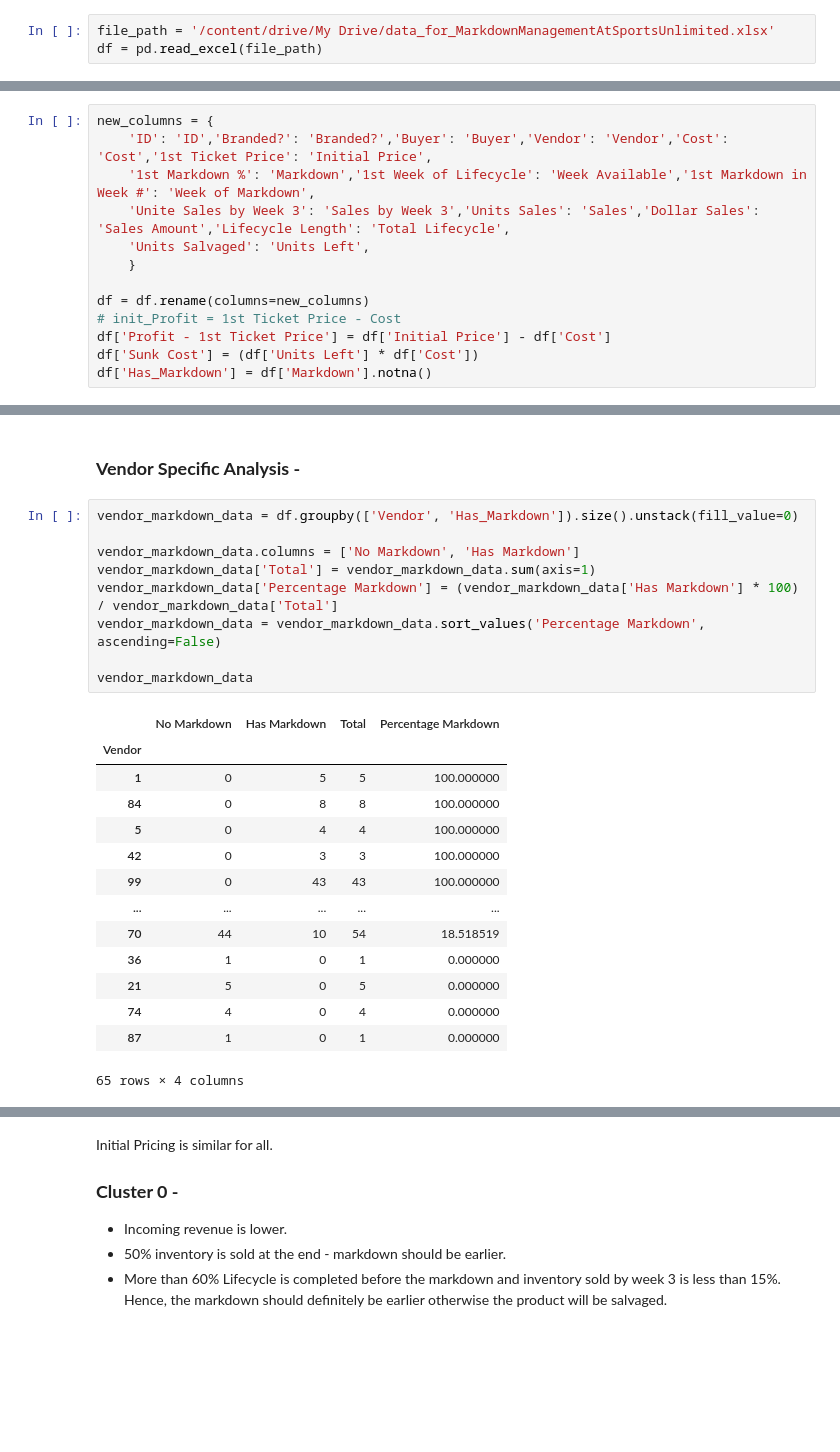
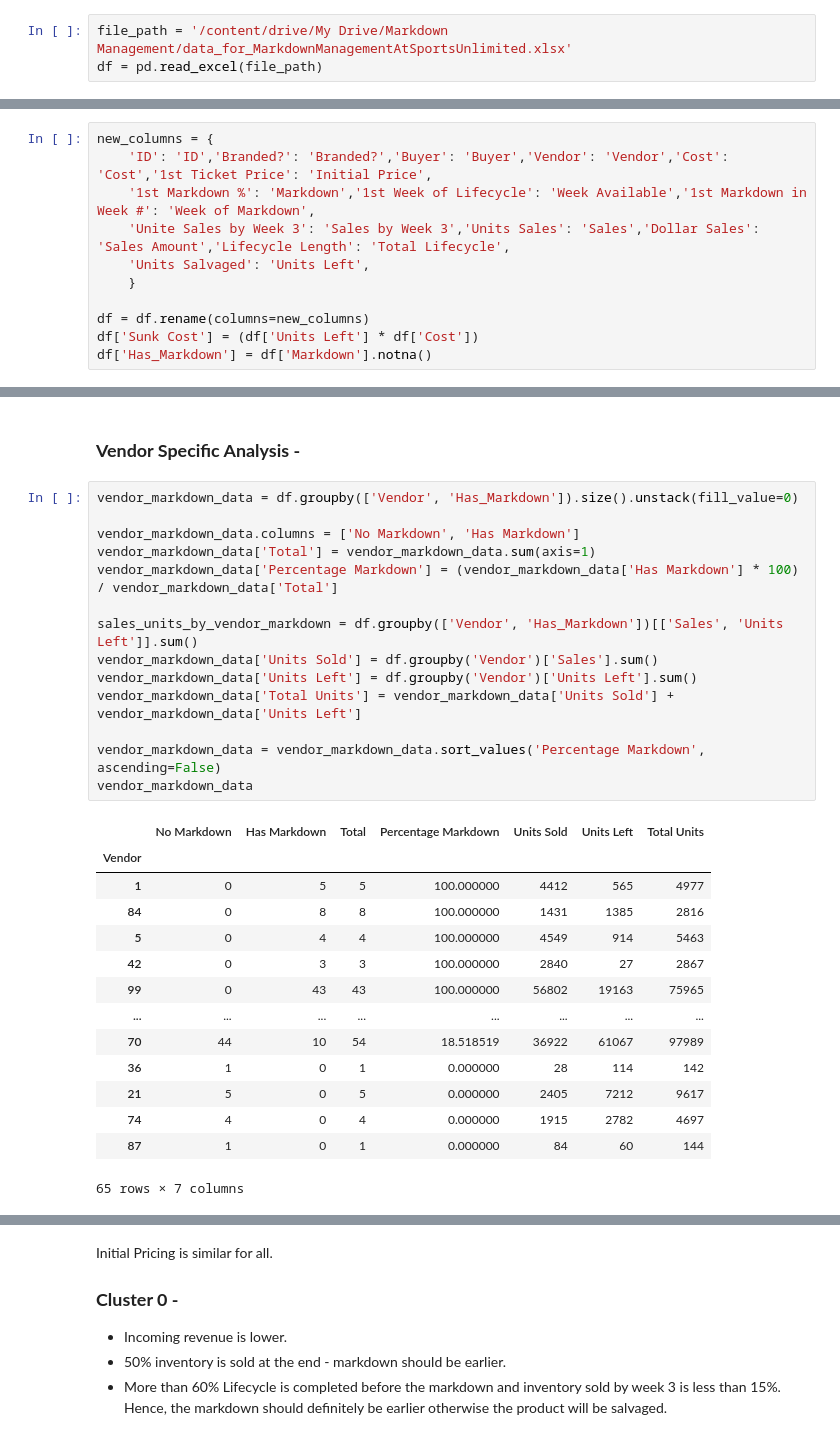
Before and after one commit to akshat-karwa/Markdown-Management, a Jupyter notebook: markdown_management.ipynb, the cells around one changed output, grey strips where cells are left out. Drawn from its saved outputs; the diff is of its cells as text; blank space fills up the shorter version.

```diff
--- a/markdown_management.ipynb
+++ b/markdown_management.ipynb
@@ -13,7 +13,7 @@ from sklearn.cluster import KMeans
 from sklearn.decomposition import PCA
 from scipy import stats
 # %%
-file_path = '/content/drive/My Drive/data_for_MarkdownManagementAtSportsUnlimited.xlsx'
+file_path = '/content/drive/My Drive/Markdown Management/data_for_MarkdownManagementAtSportsUnlimited.xlsx'
 df = pd.read_excel(file_path)
 # %%
 df.head()
@@ -33,8 +33,6 @@ new_columns = {
     }
 
 df = df.rename(columns=new_columns)
-# init_Profit = 1st Ticket Price - Cost
-df['Profit - 1st Ticket Price'] = df['Initial Price'] - df['Cost']
 df['Sunk Cost'] = (df['Units Left'] * df['Cost'])
 df['Has_Markdown'] = df['Markdown'].notna()
 # %% [markdown]
@@ -109,24 +106,29 @@ def plot_analysis(df, variable):
 # %%
 vendor_markdown_data = df.groupby(['Vendor', 'Has_Markdown']).size().unstack(fill_value=0)
 
 vendor_markdown_data.columns = ['No Markdown', 'Has Markdown']
 vendor_markdown_data['Total'] = vendor_markdown_data.sum(axis=1)
 vendor_markdown_data['Percentage Markdown'] = (vendor_markdown_data['Has Markdown'] * 100) / vendor_markdown_data['Total']
+
+sales_units_by_vendor_markdown = df.groupby(['Vendor', 'Has_Markdown'])[['Sales', 'Units Left']].sum()
+vendor_markdown_data['Units Sold'] = df.groupby('Vendor')['Sales'].sum()
+vendor_markdown_data['Units Left'] = df.groupby('Vendor')['Units Left'].sum()
+vendor_markdown_data['Total Units'] = vendor_markdown_data['Units Sold'] + vendor_markdown_data['Units Left']
+
 vendor_markdown_data = vendor_markdown_data.sort_values('Percentage Markdown', ascending=False)
-
 vendor_markdown_data
 # %% [output]
-|  | No Markdown | Has Markdown | Total | Percentage Markdown |
-| Vendor |  |  |  |  |
-| 1 | 0 | 5 | 5 | 100.000000 |
-| 84 | 0 | 8 | 8 | 100.000000 |
-| 5 | 0 | 4 | 4 | 100.000000 |
-| 42 | 0 | 3 | 3 | 100.000000 |
-| 99 | 0 | 43 | 43 | 100.000000 |
-| ... | ... | ... | ... | ... |
-| 70 | 44 | 10 | 54 | 18.518519 |
-| 36 | 1 | 0 | 1 | 0.000000 |
-| 21 | 5 | 0 | 5 | 0.000000 |
-| 74 | 4 | 0 | 4 | 0.000000 |
-| 87 | 1 | 0 | 1 | 0.000000 |
+|  | No Markdown | Has Markdown | Total | Percentage Markdown | Units Sold | Units Left | Total Units |
+| Vendor |  |  |  |  |  |  |  |
+| 1 | 0 | 5 | 5 | 100.000000 | 4412 | 565 | 4977 |
+| 84 | 0 | 8 | 8 | 100.000000 | 1431 | 1385 | 2816 |
+| 5 | 0 | 4 | 4 | 100.000000 | 4549 | 914 | 5463 |
+| 42 | 0 | 3 | 3 | 100.000000 | 2840 | 27 | 2867 |
+| 99 | 0 | 43 | 43 | 100.000000 | 56802 | 19163 | 75965 |
+| ... | ... | ... | ... | ... | ... | ... | ... |
+| 70 | 44 | 10 | 54 | 18.518519 | 36922 | 61067 | 97989 |
+| 36 | 1 | 0 | 1 | 0.000000 | 28 | 114 | 142 |
+| 21 | 5 | 0 | 5 | 0.000000 | 2405 | 7212 | 9617 |
+| 74 | 4 | 0 | 4 | 0.000000 | 1915 | 2782 | 4697 |
+| 87 | 1 | 0 | 1 | 0.000000 | 84 | 60 | 144 |
-65 rows × 4 columns
+65 rows × 7 columns
```
Also changed, not shown: parts of 38 cells of this notebook, 2 other files.
